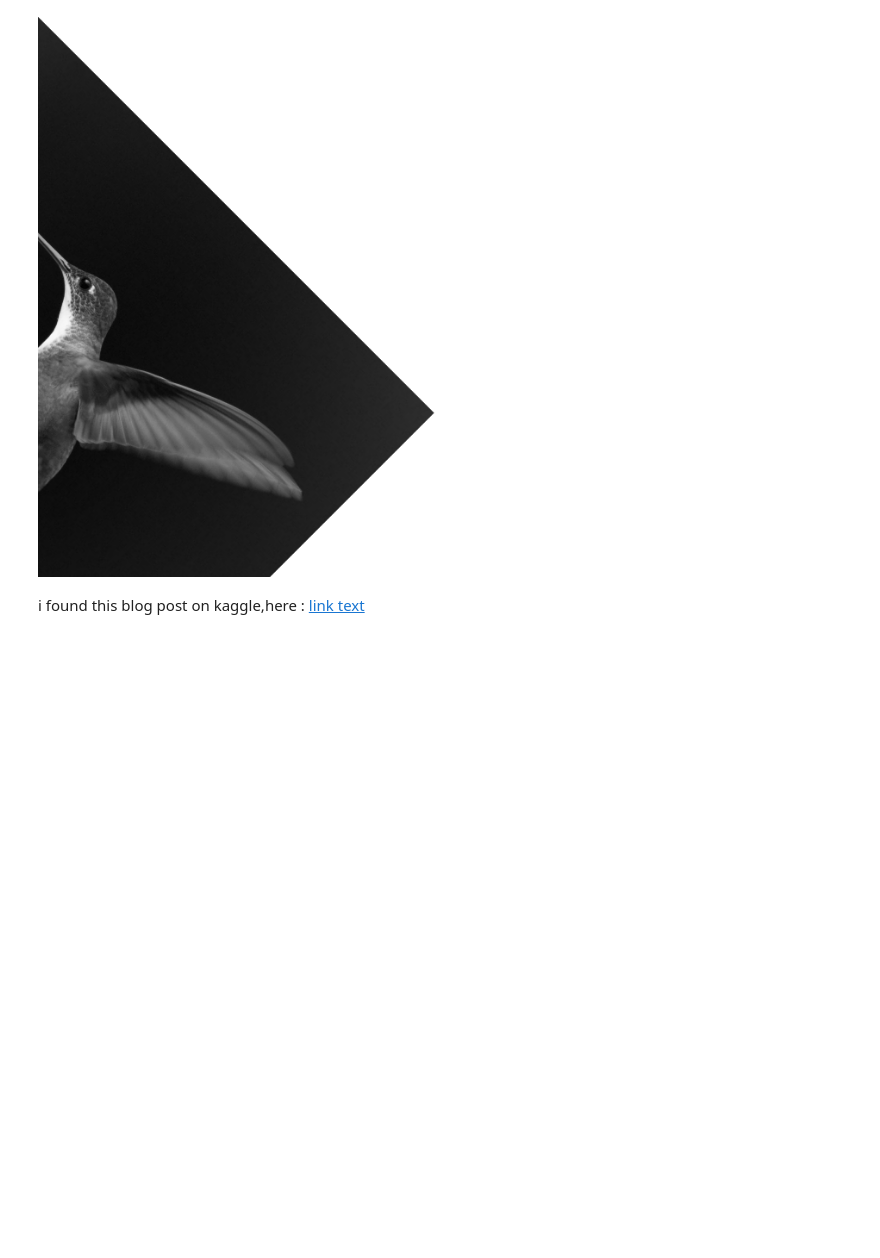
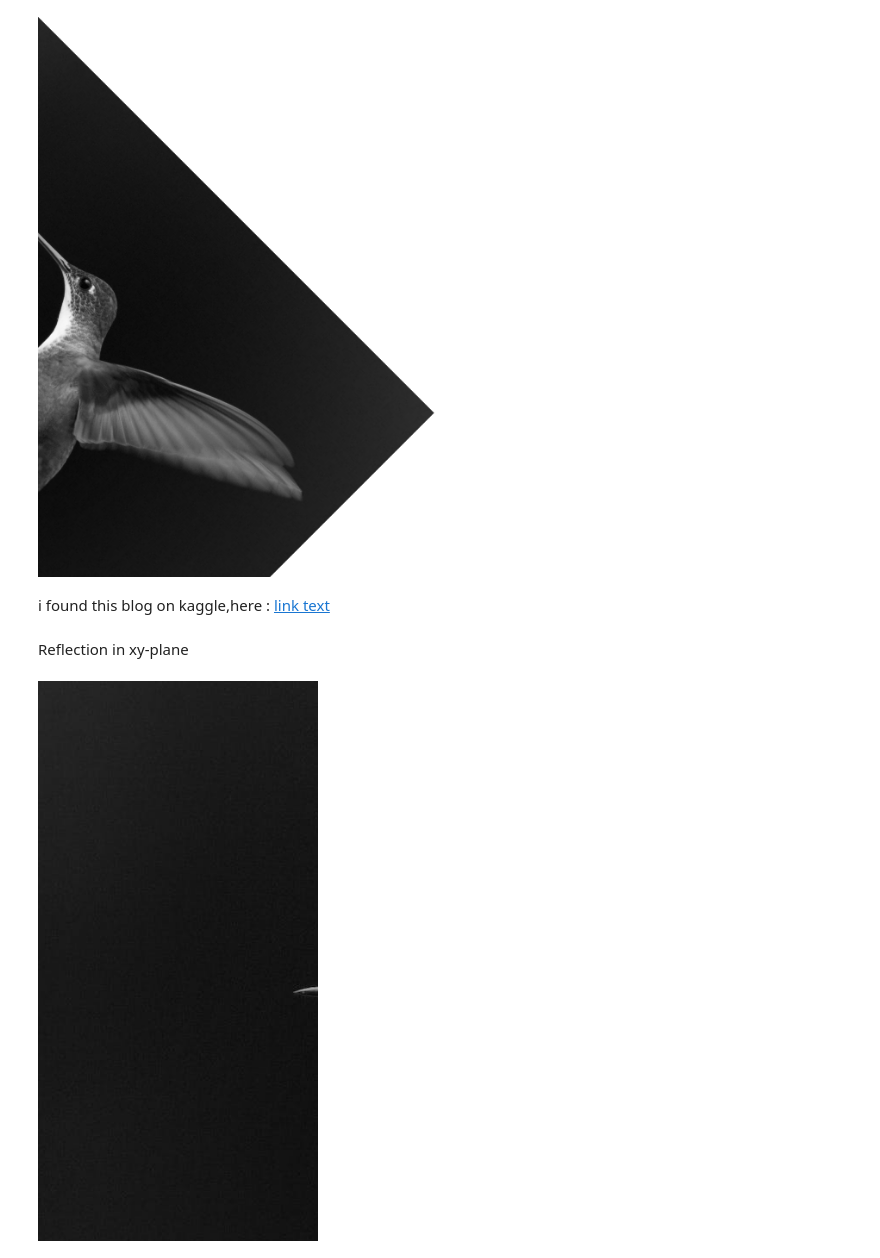
Before and after one commit to Sagor0078/AI, a Jupyter notebook: howMatrices_transform.ipynb, the cells around one changed output. Saved outputs shown, nothing was run; the diff lists cells and outputs as text; code cells hidden in the pictures; blank space fills up the shorter version.

```diff
--- a/howMatrices_transform.ipynb
+++ b/howMatrices_transform.ipynb
@@ -352,5 +353,17 @@ trans
 # %% [output]
 [figure]
 # %% [markdown]
-i found this blog post on kaggle,here : [link text](https://www.kaggle.com/code/priteshshrivastava/linear-transformations-of-images-with-matrices/notebook
+i found this blog on kaggle,here : [link text](https://www.kaggle.com/code/priteshshrivastava/linear-transformations-of-images-with-matrices/notebook
 )
+# %% [markdown]
+Reflection in xy-plane
+# %%
+T = np.matrix([[1,0,0,0],
+               [0,1,0,0],
+               [0,0,-1,0],
+               [0,0,0,1]])
+
+trans = linear_transform(T, b/4, h/2)
+trans
+# %% [output]
+[figure, added]
```
Also changed, not shown: parts of 2 cells of this notebook.
